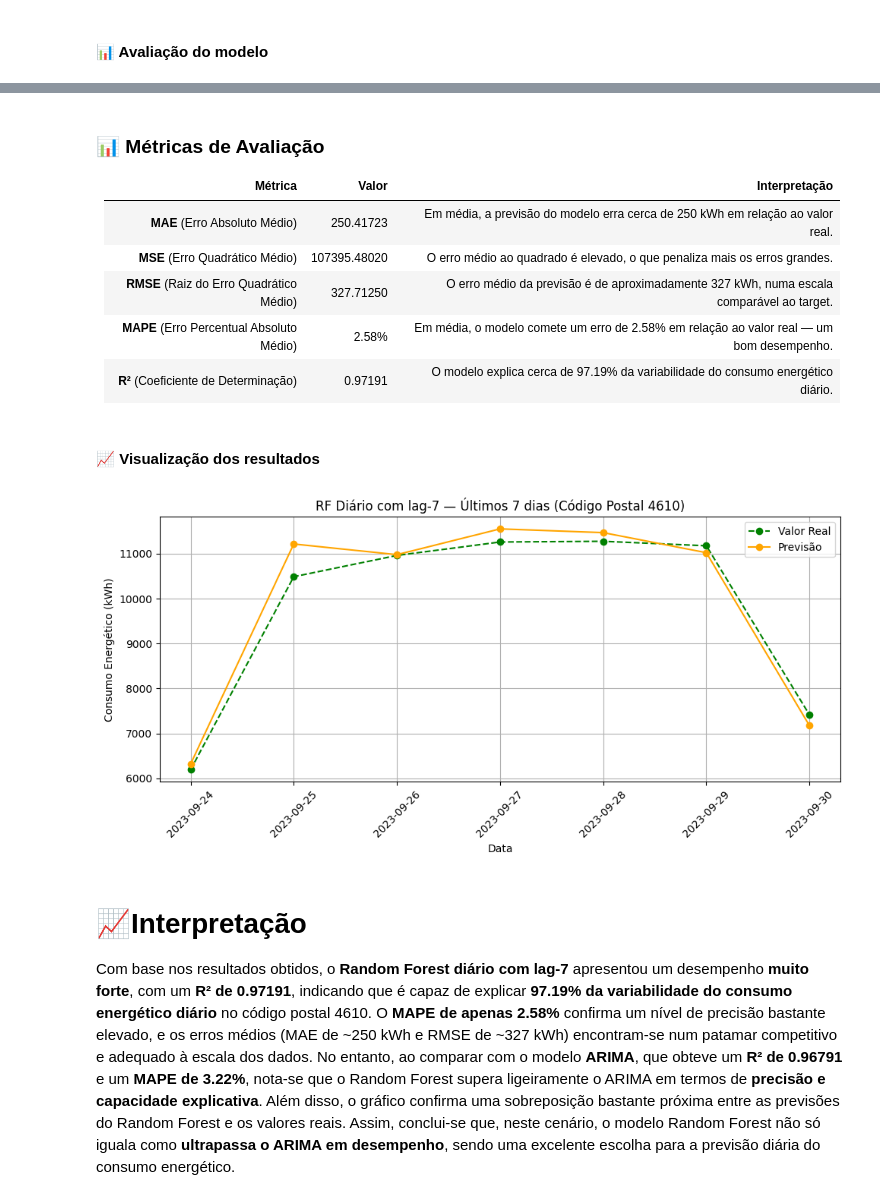
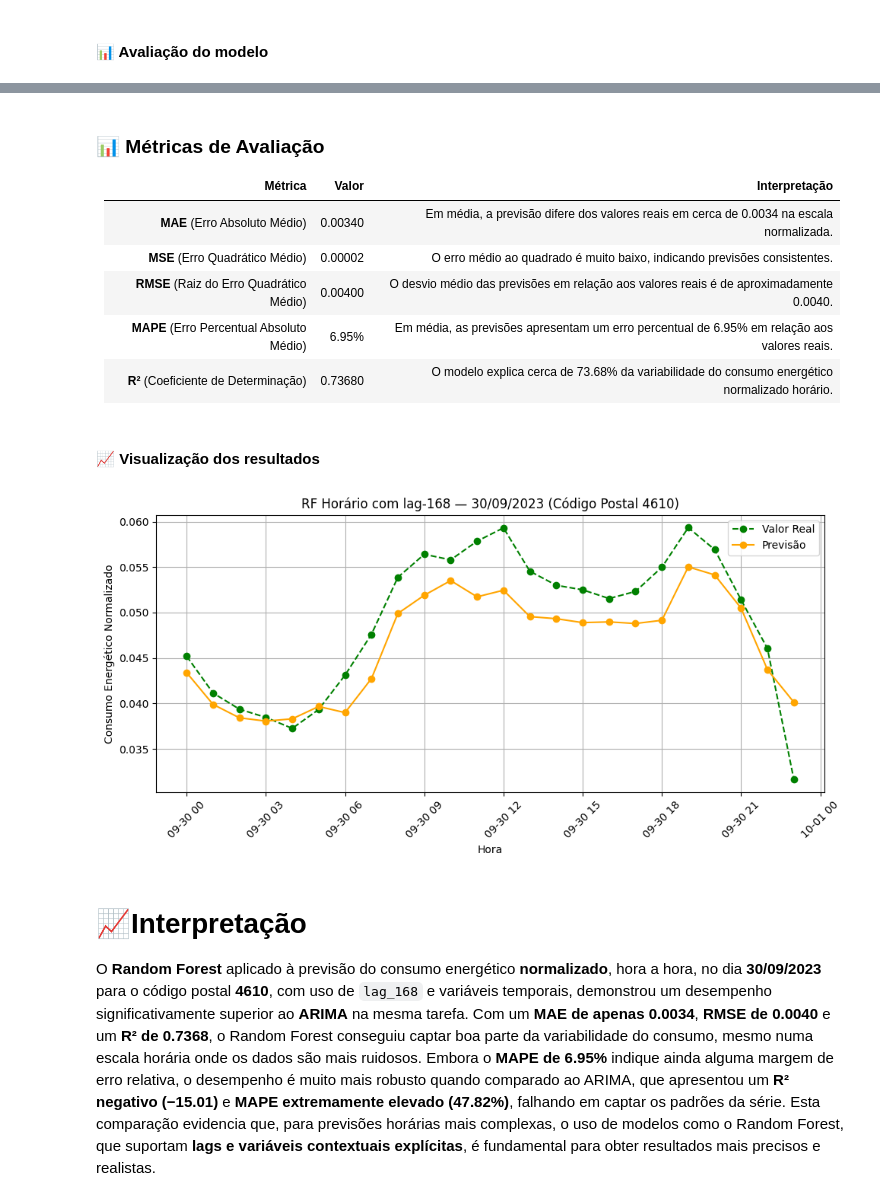
Before and after one commit to heyliceeee/previsao-do-consumo-energetico-com-ml, a Jupyter notebook: 7testar.ipynb, the cells around one changed output, grey strips where cells are left out. Cells and saved outputs as stored; diff of their text form; code cells hidden in the pictures.

Commit message:
✨feat: RF (hourly, lag-168, EnergyNormalized)

```diff
--- a/7testar.ipynb
+++ b/7testar.ipynb
@@ -273,0 +202,16 @@ dump(pipeline, "predicts/RF_daily/modelo/RF_pipeline.joblib") # Guarda o modelo
+# %%
+# Pipeline
+pipeline = Pipeline([
+    ("preproc", ColumnTransformer([
+        ("num", StandardScaler(), ["lag_168"]),
+        ("cat", OneHotEncoder(sparse_output=False, handle_unknown="ignore"), ["Hour","TimeOfDay", "Temperature", "DayOfTheWeek"])
+    ], remainder="drop")),
+    ("rf", RandomForestRegressor(
+        n_estimators=100, random_state=123, n_jobs=-1))
+])
+
+# Treina o modelo
+pipeline.fit(X_train, y_train)
+
+# Guarda
+dump(pipeline, "predicts/RF_hourly/modelo/RF_pipeline_hourly.joblib")
@@ -299,32 +244,32 @@ R²:   0.97191
 # %% [markdown]
 ### 📊 **Métricas de Avaliação**
 
-| Métrica                                   | Valor        | Interpretação                                                                            |
-| ----------------------------------------- |--------------|------------------------------------------------------------------------------------------|
-| **MAE** (Erro Absoluto Médio)             | 250.41723    | Em média, a previsão do modelo erra cerca de 250 kWh em relação ao valor real.           |
-| **MSE** (Erro Quadrático Médio)           | 107395.48020 | O erro médio ao quadrado é elevado, o que penaliza mais os erros grandes.                |
-| **RMSE** (Raiz do Erro Quadrático Médio)  | 327.71250    | O erro médio da previsão é de aproximadamente 327 kWh, numa escala comparável ao target. |
-| **MAPE** (Erro Percentual Absoluto Médio) | 2.58%        | Em média, o modelo comete um erro de 2.58% em relação ao valor real — um bom desempenho. |
-| **R²** (Coeficiente de Determinação)      | 0.97191      | O modelo explica cerca de 97.19% da variabilidade do consumo energético diário.          |
+| Métrica                                     | Valor    | Interpretação                                                                                      |
+|---------------------------------------------|----------|-----------------------------------------------------------------------------------------------------|
+| **MAE** (Erro Absoluto Médio)               | 0.00340  | Em média, a previsão difere dos valores reais em cerca de 0.0034 na escala normalizada.            |
+| **MSE** (Erro Quadrático Médio)             | 0.00002  | O erro médio ao quadrado é muito baixo, indicando previsões consistentes.                          |
+| **RMSE** (Raiz do Erro Quadrático Médio)    | 0.00400  | O desvio médio das previsões em relação aos valores reais é de aproximadamente 0.0040.             |
+| **MAPE** (Erro Percentual Absoluto Médio)   | 6.95%    | Em média, as previsões apresentam um erro percentual de 6.95% em relação aos valores reais.         |
+| **R²** (Coeficiente de Determinação)        | 0.73680  | O modelo explica cerca de 73.68% da variabilidade do consumo energético normalizado horário.        |
 # %% [markdown]
 #### 📈 Visualização dos resultados
 # %%
-dates_test = daily.loc[~mask_train, "Date"]
+times = df_cp.loc[test_mask, "DateTime"]
 
 plt.figure(figsize=(10, 5))
-plt.plot(dates_test, y_test.values, marker='o', linestyle='--', label='Valor Real', color='green')
-plt.plot(dates_test, y_pred, marker='o', label='Previsão', color='orange')
-plt.xlabel("Data")
-plt.ylabel("Consumo Energético (kWh)")
+plt.plot(times, y_test.values, marker='o', linestyle='--', label='Valor Real', color='green')
+plt.plot(times, y_pred, marker='o', label='Previsão', color='orange')
+plt.xlabel("Hora")
+plt.ylabel("Consumo Energético Normalizado")
 plt.xticks(rotation=45)
 plt.grid(True)
-plt.title("RF Diário com lag-7 — Últimos 7 dias (Código Postal 4610)")
+plt.title("RF Horário com lag-168 — 30/09/2023 (Código Postal 4610)")
 plt.legend()
 plt.tight_layout()
-plt.savefig("figuras/RF_daily_forecast.png", dpi=300, bbox_inches='tight')
+plt.savefig("figuras/RF_hourly_forecast_norm.png", dpi=300, bbox_inches='tight')
 plt.show()
 # %% [output]
-[figure, old version]
+[figure, new version]
 # %% [markdown]
 # 📈Interpretação
-Com base nos resultados obtidos, o **Random Forest diário com lag-7** apresentou um desempenho **muito forte**, com um **R² de 0.97191**, indicando que é capaz de explicar **97.19% da variabilidade do consumo energético diário** no código postal 4610. O **MAPE de apenas 2.58%** confirma um nível de precisão bastante elevado, e os erros médios (MAE de \~250 kWh e RMSE de \~327 kWh) encontram-se num patamar competitivo e adequado à escala dos dados. No entanto, ao comparar com o modelo **ARIMA**, que obteve um **R² de 0.96791** e um **MAPE de 3.22%**, nota-se que o Random Forest supera ligeiramente o ARIMA em termos de **precisão e capacidade explicativa**. Além disso, o gráfico confirma uma sobreposição bastante próxima entre as previsões do Random Forest e os valores reais. Assim, conclui-se que, neste cenário, o modelo Random Forest não só iguala como **ultrapassa o ARIMA em desempenho**, sendo uma excelente escolha para a previsão diária do consumo energético.
+O **Random Forest** aplicado à previsão do consumo energético **normalizado**, hora a hora, no dia **30/09/2023** para o código postal **4610**, com uso de `lag_168` e variáveis temporais, demonstrou um desempenho significativamente superior ao **ARIMA** na mesma tarefa. Com um **MAE de apenas 0.0034**, **RMSE de 0.0040** e um **R² de 0.7368**, o Random Forest conseguiu captar boa parte da variabilidade do consumo, mesmo numa escala horária onde os dados são mais ruidosos. Embora o **MAPE de 6.95%** indique ainda alguma margem de erro relativa, o desempenho é muito mais robusto quando comparado ao ARIMA, que apresentou um **R² negativo (−15.01)** e **MAPE extremamente elevado (47.82%)**, falhando em captar os padrões da série. Esta comparação evidencia que, para previsões horárias mais complexas, o uso de modelos como o Random Forest, que suportam **lags e variáveis contextuais explícitas**, é fundamental para obter resultados mais precisos e realistas.
```
Also changed, not shown: parts of 18 cells of this notebook, 8 other files.
